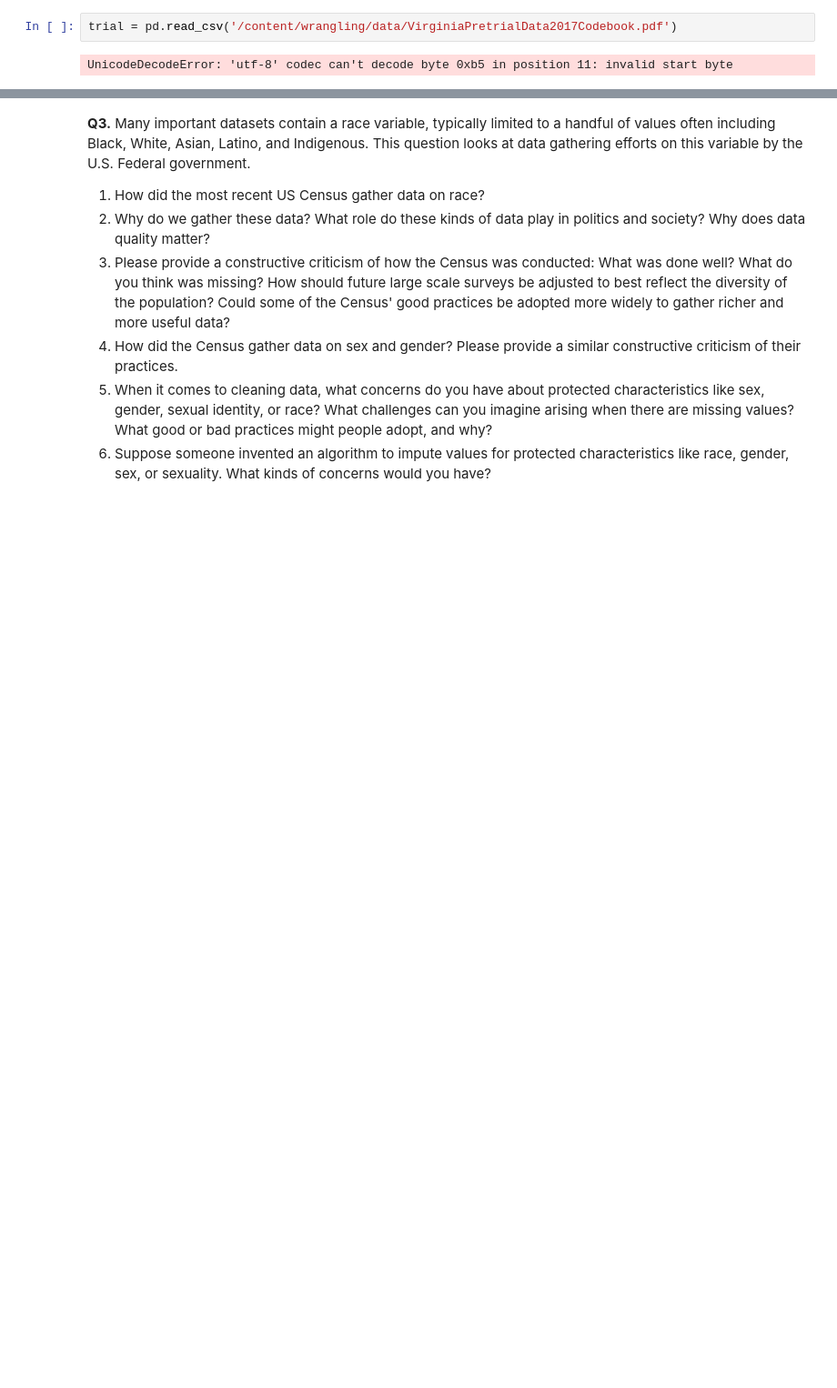
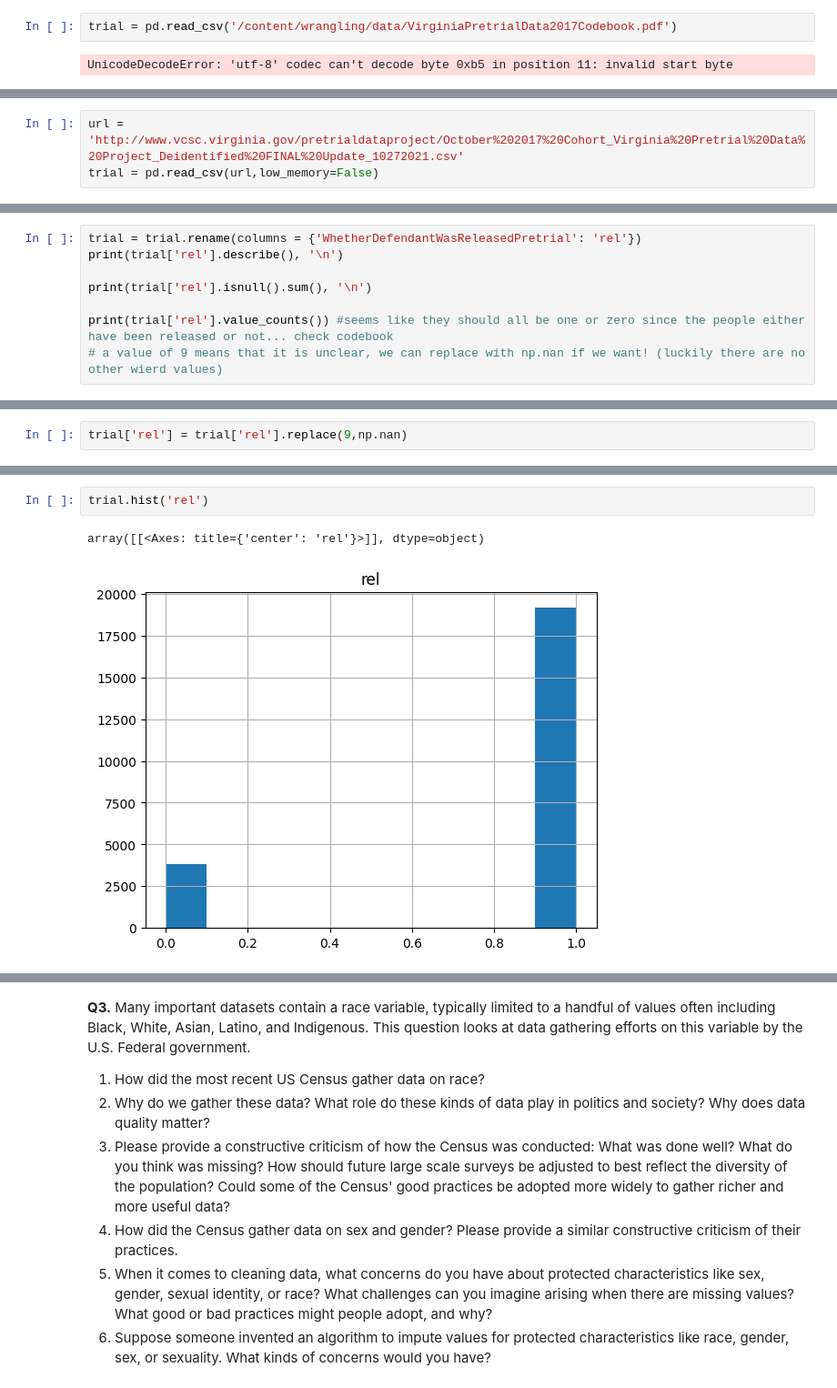
Before and after one commit to adaire2/wrangling, a Jupyter notebook: assignment/assignment_draft.ipynb, the cells around one changed output, grey strips where cells are left out. Shown at 91% size. Drawn from its saved outputs; the diff is of its cells as text; blank space fills up the shorter version.

```diff
--- a/assignment/assignment_draft.ipynb
+++ b/assignment/assignment_draft.ipynb
@@ -176,0 +179,3 @@ UnicodeDecodeError: 'utf-8' codec can't decode byte 0xb5 in position 11: invalid
+# %%
+url = 'http://www.vcsc.virginia.gov/pretrialdataproject/October%202017%20Cohort_Virginia%20Pretrial%20Data%20Project_Deidentified%20FINAL%20Update_10272021.csv'
+trial = pd.read_csv(url,low_memory=False)
@@ -176,0 +194,8 @@ UnicodeDecodeError: 'utf-8' codec can't decode byte 0xb5 in position 11: invalid
+# %%
+trial = trial.rename(columns = {'WhetherDefendantWasReleasedPretrial': 'rel'})
+print(trial['rel'].describe(), '\n')
+
+print(trial['rel'].isnull().sum(), '\n')
+
+print(trial['rel'].value_counts()) #seems like they should all be one or zero since the people either have been released or not... check codebook
+# a value of 9 means that it is unclear, we can replace with np.nan if we want! (luckily there are no other wierd values)
@@ -176,0 +219,2 @@ UnicodeDecodeError: 'utf-8' codec can't decode byte 0xb5 in position 11: invalid
+# %%
+trial['rel'] = trial['rel'].replace(9,np.nan)
@@ -176,0 +230,5 @@ UnicodeDecodeError: 'utf-8' codec can't decode byte 0xb5 in position 11: invalid
+# %%
+trial.hist('rel')
+# %% [output]
+array([[<Axes: title={'center': 'rel'}>]], dtype=object)
+[figure, added]
```
Also changed, not shown: parts of 9 cells of this notebook.
